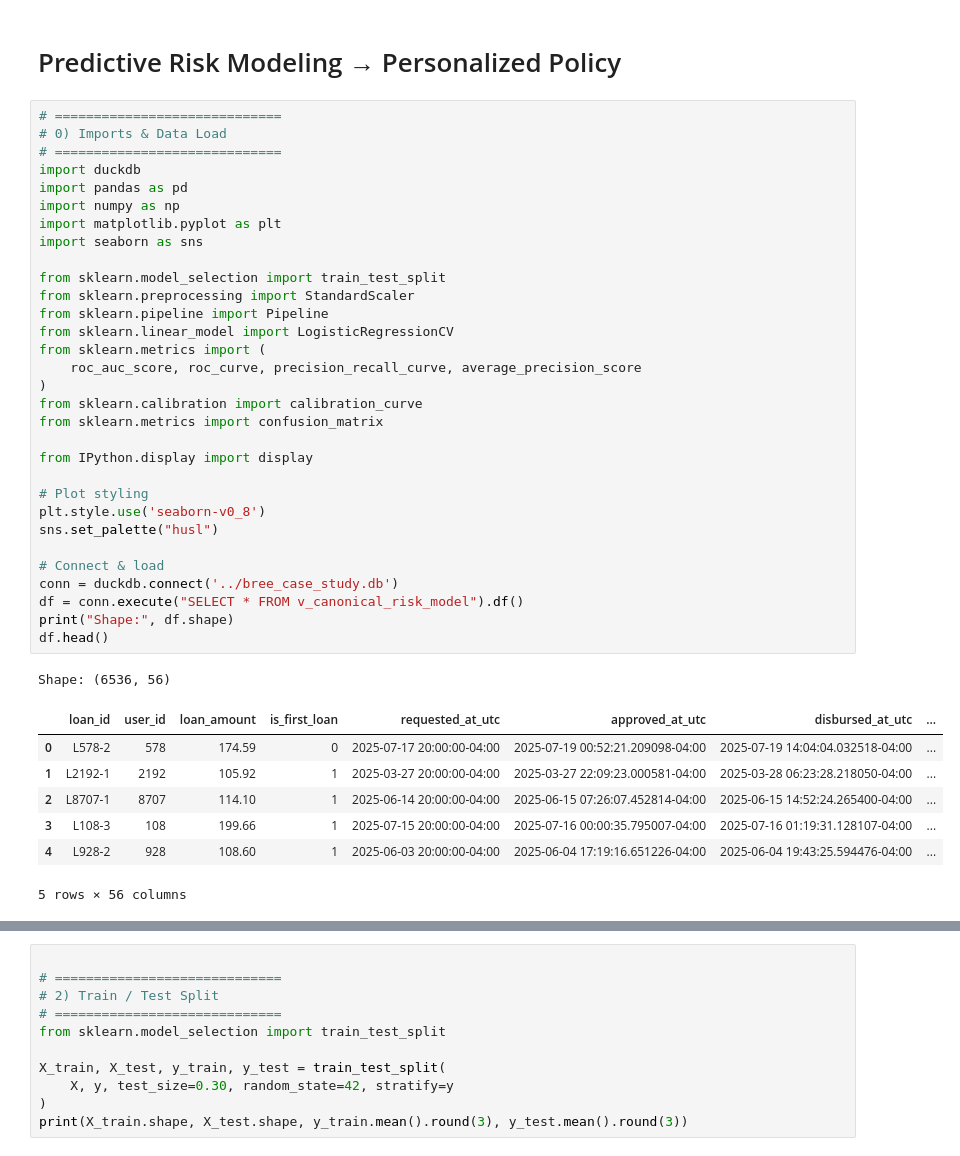
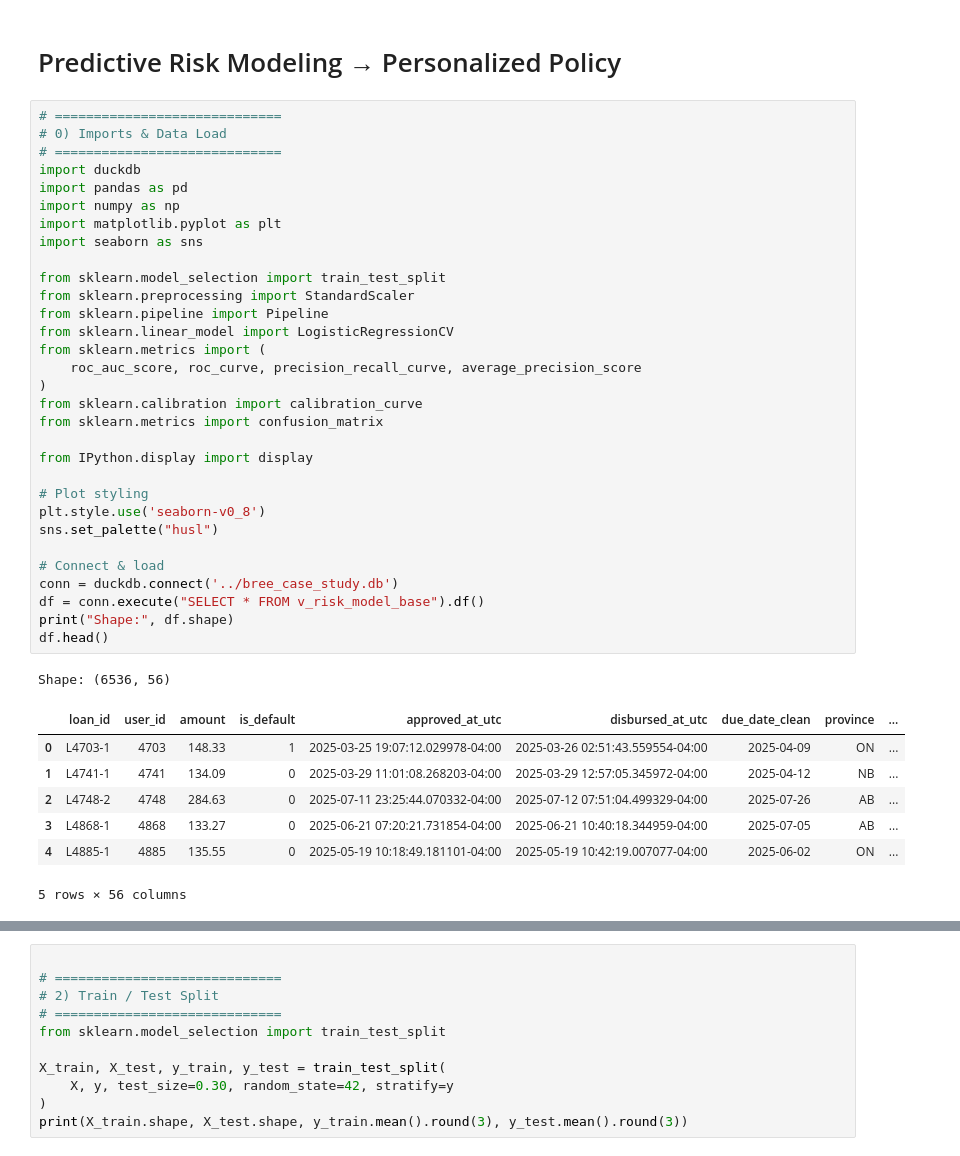
Before and after one commit to sh2nam/bree-takehome-nam, a Jupyter notebook: notebooks/4_model_v2.ipynb, the cells around one changed output, grey strips where cells are left out. Drawn from its saved outputs; the diff is of its cells as text.

```diff
--- a/notebooks/4_model_v2.ipynb
+++ b/notebooks/4_model_v2.ipynb
@@ -5,40 +5,40 @@
 # 0) Imports & Data Load
 # =============================
 import duckdb
 import pandas as pd
 import numpy as np
 import matplotlib.pyplot as plt
 import seaborn as sns
 
 from sklearn.model_selection import train_test_split
 from sklearn.preprocessing import StandardScaler
 from sklearn.pipeline import Pipeline
 from sklearn.linear_model import LogisticRegressionCV
 from sklearn.metrics import (
     roc_auc_score, roc_curve, precision_recall_curve, average_precision_score
 )
 from sklearn.calibration import calibration_curve
 from sklearn.metrics import confusion_matrix
 
 from IPython.display import display
 
 # Plot styling
 plt.style.use('seaborn-v0_8')
 sns.set_palette("husl")
 
 # Connect & load
 conn = duckdb.connect('../bree_case_study.db')
-df = conn.execute("SELECT * FROM v_canonical_risk_model").df()
+df = conn.execute("SELECT * FROM v_risk_model_base").df()
 print("Shape:", df.shape)
 df.head()
 # %% [output]
 Shape: (6536, 56)
-|  | loan_id | user_id | loan_amount | is_first_loan | requested_at_utc | approved_at_utc | disbursed_at_utc | ... |
-| 0 | L578-2 | 578 | 174.59 | 0 | 2025-07-17 20:00:00-04:00 | 2025-07-19 00:52:21.209098-04:00 | 2025-07-19 14:04:04.032518-04:00 | ... |
-| 1 | L2192-1 | 2192 | 105.92 | 1 | 2025-03-27 20:00:00-04:00 | 2025-03-27 22:09:23.000581-04:00 | 2025-03-28 06:23:28.218050-04:00 | ... |
-| 2 | L8707-1 | 8707 | 114.10 | 1 | 2025-06-14 20:00:00-04:00 | 2025-06-15 07:26:07.452814-04:00 | 2025-06-15 14:52:24.265400-04:00 | ... |
-| 3 | L108-3 | 108 | 199.66 | 1 | 2025-07-15 20:00:00-04:00 | 2025-07-16 00:00:35.795007-04:00 | 2025-07-16 01:19:31.128107-04:00 | ... |
-| 4 | L928-2 | 928 | 108.60 | 1 | 2025-06-03 20:00:00-04:00 | 2025-06-04 17:19:16.651226-04:00 | 2025-06-04 19:43:25.594476-04:00 | ... |
+|  | loan_id | user_id | amount | is_default | approved_at_utc | disbursed_at_utc | due_date_clean | province | ... |
+| 0 | L4703-1 | 4703 | 148.33 | 1 | 2025-03-25 19:07:12.029978-04:00 | 2025-03-26 02:51:43.559554-04:00 | 2025-04-09 | ON | ... |
+| 1 | L4741-1 | 4741 | 134.09 | 0 | 2025-03-29 11:01:08.268203-04:00 | 2025-03-29 12:57:05.345972-04:00 | 2025-04-12 | NB | ... |
+| 2 | L4748-2 | 4748 | 284.63 | 0 | 2025-07-11 23:25:44.070332-04:00 | 2025-07-12 07:51:04.499329-04:00 | 2025-07-26 | AB | ... |
+| 3 | L4868-1 | 4868 | 133.27 | 0 | 2025-06-21 07:20:21.731854-04:00 | 2025-06-21 10:40:18.344959-04:00 | 2025-07-05 | AB | ... |
+| 4 | L4885-1 | 4885 | 135.55 | 0 | 2025-05-19 10:18:49.181101-04:00 | 2025-05-19 10:42:19.007077-04:00 | 2025-06-02 | ON | ... |
 5 rows × 56 columns
 # %%
 # =============================
```
Also changed, not shown: parts of 7 cells of this notebook.
